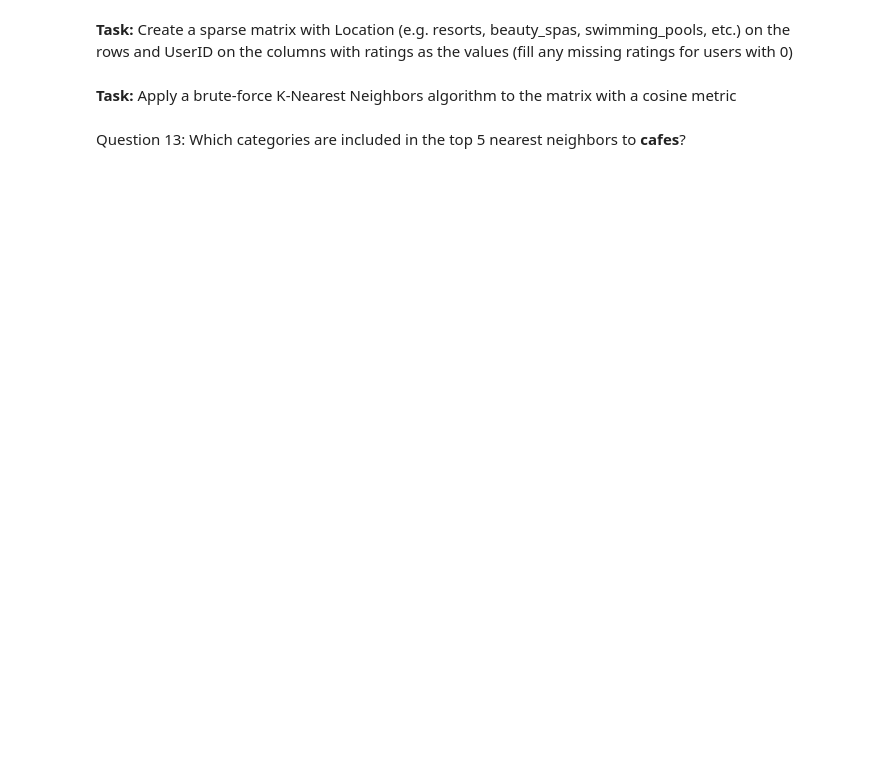
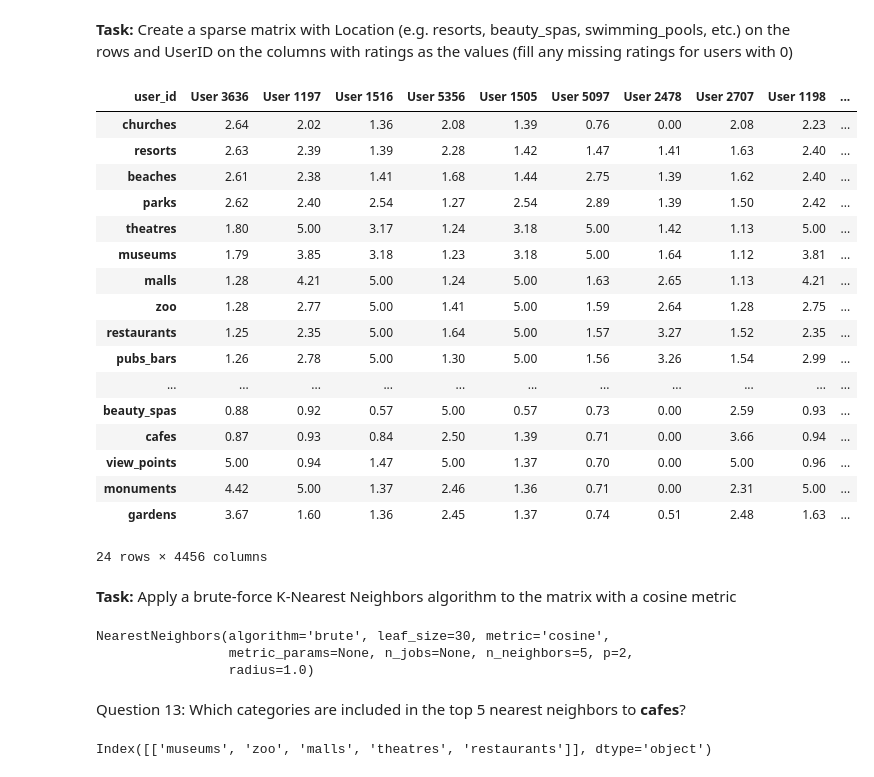
Before and after one commit to bradentam/Quant-hub-data-challenge, a Jupyter notebook: Review Ratings Challenge V3.ipynb, the cells around one changed output. Saved outputs shown, nothing was run; the diff lists cells and outputs as text; code cells hidden in the pictures; blank space fills up the shorter version.

```diff
--- a/Review Ratings Challenge V3.ipynb
+++ b/Review Ratings Challenge V3.ipynb
@@ -145,2 +303,6 @@ Question 10: What R-Squared value did the model achieve on the test set?
 # %% [markdown]
 **Task:** Predict **juice_bars** ratings for the full dataset (training and test combined) and append predictions to the table
+# %%
+features = review_ratings_processed.drop(['user_id', 'juice_bars'], axis = 1)
+juice_bars_pred = rf.predict(features)
+review_ratings_processed['juice_bars_pred'] = juice_bars_pred
@@ -147,4 +319,13 @@ Question 10: What R-Squared value did the model achieve on the test set?
 # %% [markdown]
 **Task:** Compute the squared residual for each user id, append to table and sort descending by squared residual
+# %%
+squared_residuals = np.zeros(review_ratings_processed.shape[0])
+
+for row in range(len(squared_residuals)):
+    squared_residuals[row] = ((review_ratings_processed['juice_bars'][row] -
+                                                          review_ratings_processed['juice_bars_pred'][row])**2)
+# %%
+review_ratings_processed['squared_residuals'] = squared_residuals
+review_ratings_processed = review_ratings_processed.sort_values(by = 'squared_residuals', ascending = False)
 # %% [markdown]
 Question 11: How many users had a squared-residual **over 5.0**?
@@ -159,4 +382,40 @@ Question 12: What is the predicted rating for the path shown on quanthub.com?
+# %%
+sparse_mat = review_ratings_processed.drop(['user_id', 'juice_bars_pred', 'squared_residuals'], axis = 1).transpose()
+sparse_mat.columns = review_ratings_processed['user_id']
+sparse_mat.to_sparse(fill_value = 0)
+# %% [output]
+| user_id | User 3636 | User 1197 | User 1516 | User 5356 | User 1505 | User 5097 | User 2478 | User 2707 | User 1198 | ... |
+| churches | 2.64 | 2.02 | 1.36 | 2.08 | 1.39 | 0.76 | 0.00 | 2.08 | 2.23 | ... |
+| resorts | 2.63 | 2.39 | 1.39 | 2.28 | 1.42 | 1.47 | 1.41 | 1.63 | 2.40 | ... |
+| beaches | 2.61 | 2.38 | 1.41 | 1.68 | 1.44 | 2.75 | 1.39 | 1.62 | 2.40 | ... |
+| parks | 2.62 | 2.40 | 2.54 | 1.27 | 2.54 | 2.89 | 1.39 | 1.50 | 2.42 | ... |
+| theatres | 1.80 | 5.00 | 3.17 | 1.24 | 3.18 | 5.00 | 1.42 | 1.13 | 5.00 | ... |
+| museums | 1.79 | 3.85 | 3.18 | 1.23 | 3.18 | 5.00 | 1.64 | 1.12 | 3.81 | ... |
+| malls | 1.28 | 4.21 | 5.00 | 1.24 | 5.00 | 1.63 | 2.65 | 1.13 | 4.21 | ... |
+| zoo | 1.28 | 2.77 | 5.00 | 1.41 | 5.00 | 1.59 | 2.64 | 1.28 | 2.75 | ... |
+| restaurants | 1.25 | 2.35 | 5.00 | 1.64 | 5.00 | 1.57 | 3.27 | 1.52 | 2.35 | ... |
+| pubs_bars | 1.26 | 2.78 | 5.00 | 1.30 | 5.00 | 1.56 | 3.26 | 1.54 | 2.99 | ... |
+| ... | ... | ... | ... | ... | ... | ... | ... | ... | ... | ... |
+| beauty_spas | 0.88 | 0.92 | 0.57 | 5.00 | 0.57 | 0.73 | 0.00 | 2.59 | 0.93 | ... |
+| cafes | 0.87 | 0.93 | 0.84 | 2.50 | 1.39 | 0.71 | 0.00 | 3.66 | 0.94 | ... |
+| view_points | 5.00 | 0.94 | 1.47 | 5.00 | 1.37 | 0.70 | 0.00 | 5.00 | 0.96 | ... |
+| monuments | 4.42 | 5.00 | 1.37 | 2.46 | 1.36 | 0.71 | 0.00 | 2.31 | 5.00 | ... |
+| gardens | 3.67 | 1.60 | 1.36 | 2.45 | 1.37 | 0.74 | 0.51 | 2.48 | 1.63 | ... |
+24 rows × 4456 columns
 # %% [markdown]
 **Task:** Apply a brute-force K-Nearest Neighbors algorithm to the matrix with a cosine metric
+# %%
+from sklearn.neighbors import NearestNeighbors
+knn_alg = NearestNeighbors(5, algorithm = 'brute', metric = 'cosine')
+knn_alg.fit(sparse_mat)
+# %% [output]
+NearestNeighbors(algorithm='brute', leaf_size=30, metric='cosine',
+                 metric_params=None, n_jobs=None, n_neighbors=5, p=2,
+                 radius=1.0)
 # %% [markdown]
 Question 13: Which categories are included in the top 5 nearest neighbors to **cafes**?
+# %%
+distance, points = knn_alg.kneighbors(np.expand_dims(review_ratings_processed['malls'], axis = 0))
+review_ratings_processed.columns[points]
+# %% [output]
+Index([['museums', 'zoo', 'malls', 'theatres', 'restaurants']], dtype='object')
```
Also changed, not shown: parts of 27 cells of this notebook, 1 other file.
